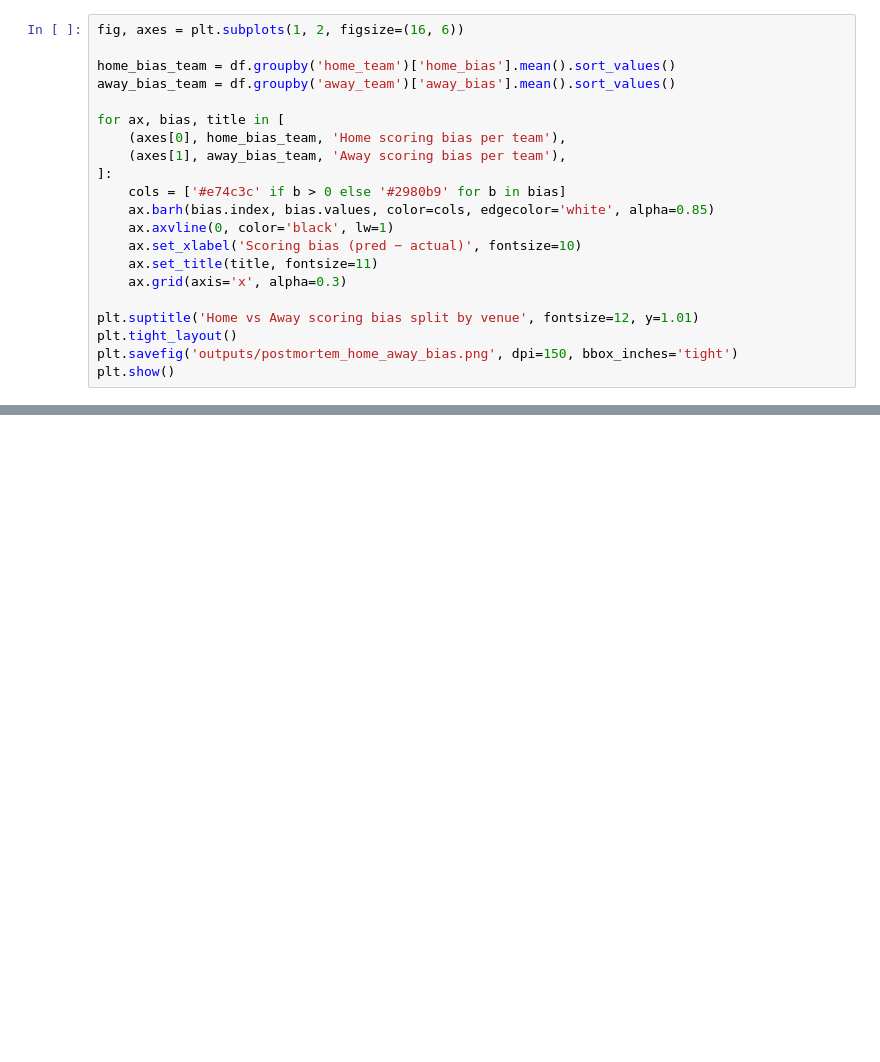
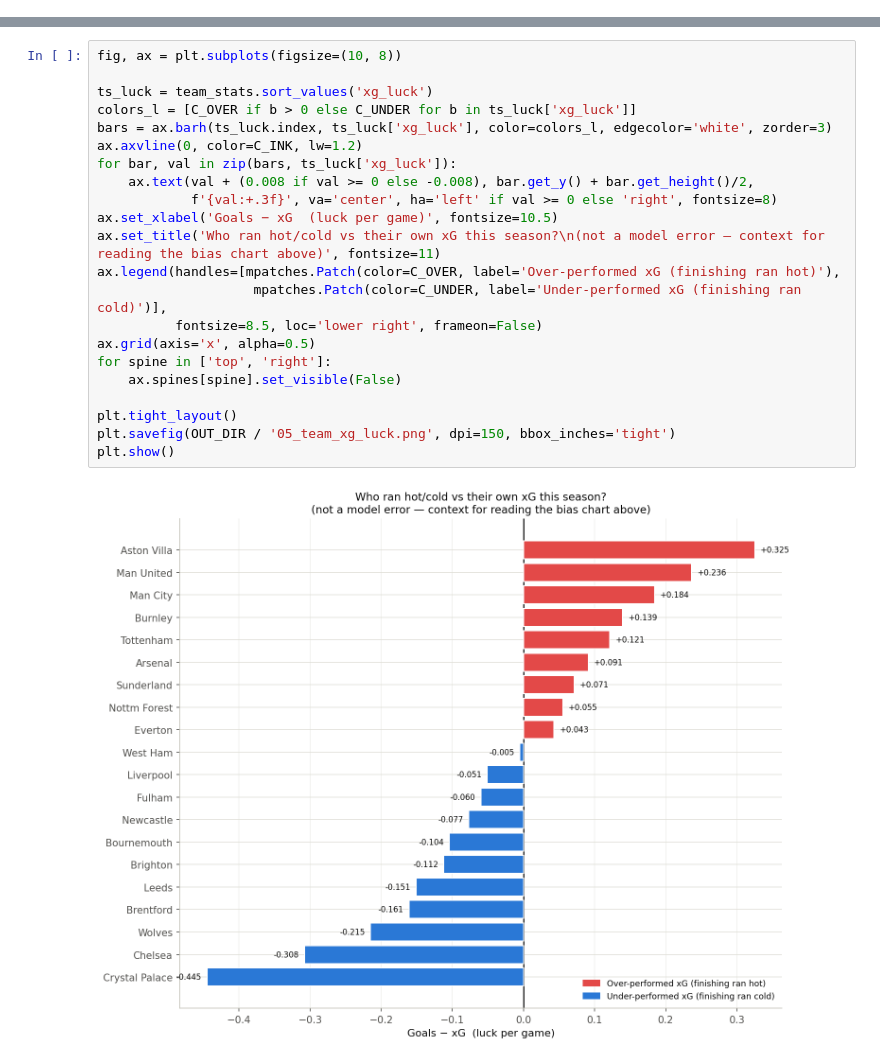
Before and after one commit to louis-porter/algobetting, a Jupyter notebook: algo/models/team_strength/non_penalty_bayes/premier_league/postmortem_2526.ipynb, the cells around one changed output, grey strips where cells are left out. Saved outputs shown, nothing was run; the diff lists cells and outputs as text; blank space fills up the shorter version.

```diff
--- a/algo/models/team_strength/non_penalty_bayes/premier_league/postmortem_2526.ipynb
+++ b/algo/models/team_strength/non_penalty_bayes/premier_league/postmortem_2526.ipynb
@@ -706,21 +0,0 @@ print(bdf.to_string(index=False))
-# %%
-fig, axes = plt.subplots(1, 2, figsize=(16, 6))
-
-home_bias_team = df.groupby('home_team')['home_bias'].mean().sort_values()
-away_bias_team = df.groupby('away_team')['away_bias'].mean().sort_values()
-
-for ax, bias, title in [
-    (axes[0], home_bias_team, 'Home scoring bias per team'),
-    (axes[1], away_bias_team, 'Away scoring bias per team'),
-]:
-    cols = ['#e74c3c' if b > 0 else '#2980b9' for b in bias]
-    ax.barh(bias.index, bias.values, color=cols, edgecolor='white', alpha=0.85)
-    ax.axvline(0, color='black', lw=1)
-    ax.set_xlabel('Scoring bias (pred − actual)', fontsize=10)
-    ax.set_title(title, fontsize=11)
-    ax.grid(axis='x', alpha=0.3)
-
-plt.suptitle('Home vs Away scoring bias split by venue', fontsize=12, y=1.01)
-plt.tight_layout()
-plt.savefig('outputs/postmortem_home_away_bias.png', dpi=150, bbox_inches='tight')
-plt.show()
@@ -917,0 +489,24 @@ print('  • Fix path: wider priors + NegBinomial → more spread + better tail
+# %%
+fig, ax = plt.subplots(figsize=(10, 8))
+
+ts_luck = team_stats.sort_values('xg_luck')
+colors_l = [C_OVER if b > 0 else C_UNDER for b in ts_luck['xg_luck']]
+bars = ax.barh(ts_luck.index, ts_luck['xg_luck'], color=colors_l, edgecolor='white', zorder=3)
+ax.axvline(0, color=C_INK, lw=1.2)
+for bar, val in zip(bars, ts_luck['xg_luck']):
+    ax.text(val + (0.008 if val >= 0 else -0.008), bar.get_y() + bar.get_height()/2,
+            f'{val:+.3f}', va='center', ha='left' if val >= 0 else 'right', fontsize=8)
+ax.set_xlabel('Goals − xG  (luck per game)', fontsize=10.5)
+ax.set_title('Who ran hot/cold vs their own xG this season?\n(not a model error — context for reading the bias chart above)', fontsize=11)
+ax.legend(handles=[mpatches.Patch(color=C_OVER, label='Over-performed xG (finishing ran hot)'),
+                    mpatches.Patch(color=C_UNDER, label='Under-performed xG (finishing ran cold)')],
+          fontsize=8.5, loc='lower right', frameon=False)
+ax.grid(axis='x', alpha=0.5)
+for spine in ['top', 'right']:
+    ax.spines[spine].set_visible(False)
+
+plt.tight_layout()
+plt.savefig(OUT_DIR / '05_team_xg_luck.png', dpi=150, bbox_inches='tight')
+plt.show()
+# %% [output]
+[figure, added]
```
Also changed, not shown: parts of 57 cells of this notebook, 24 other files.
